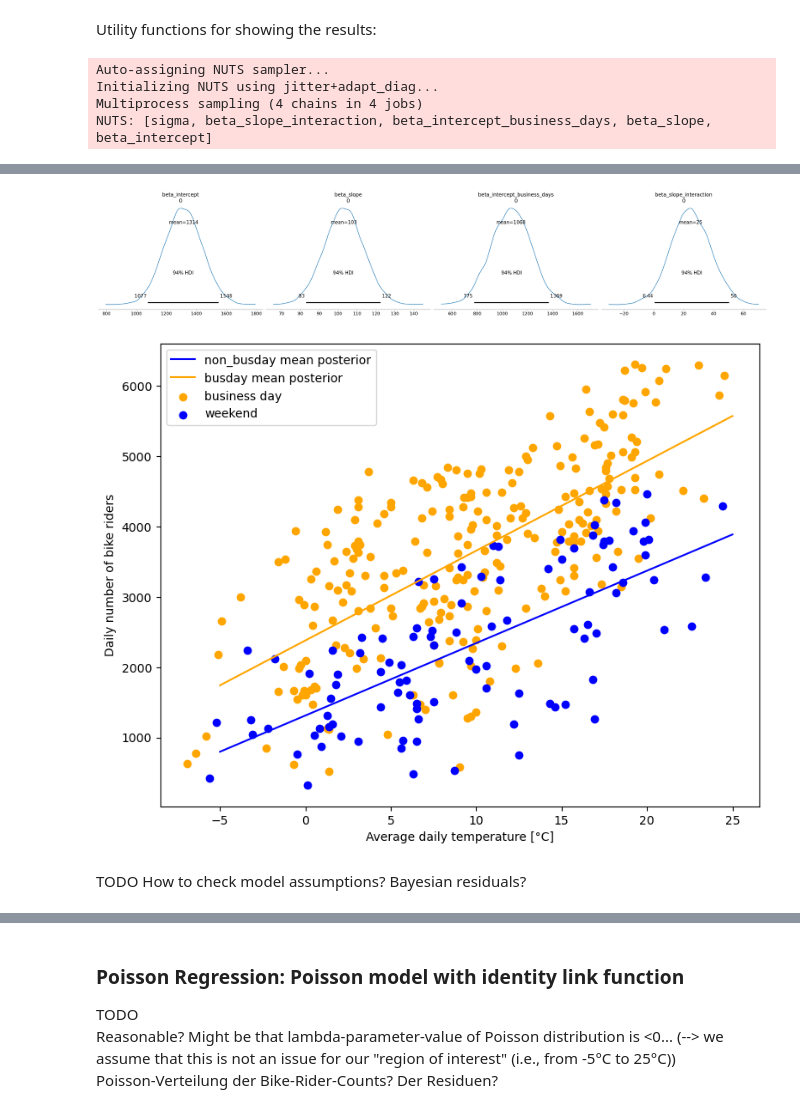
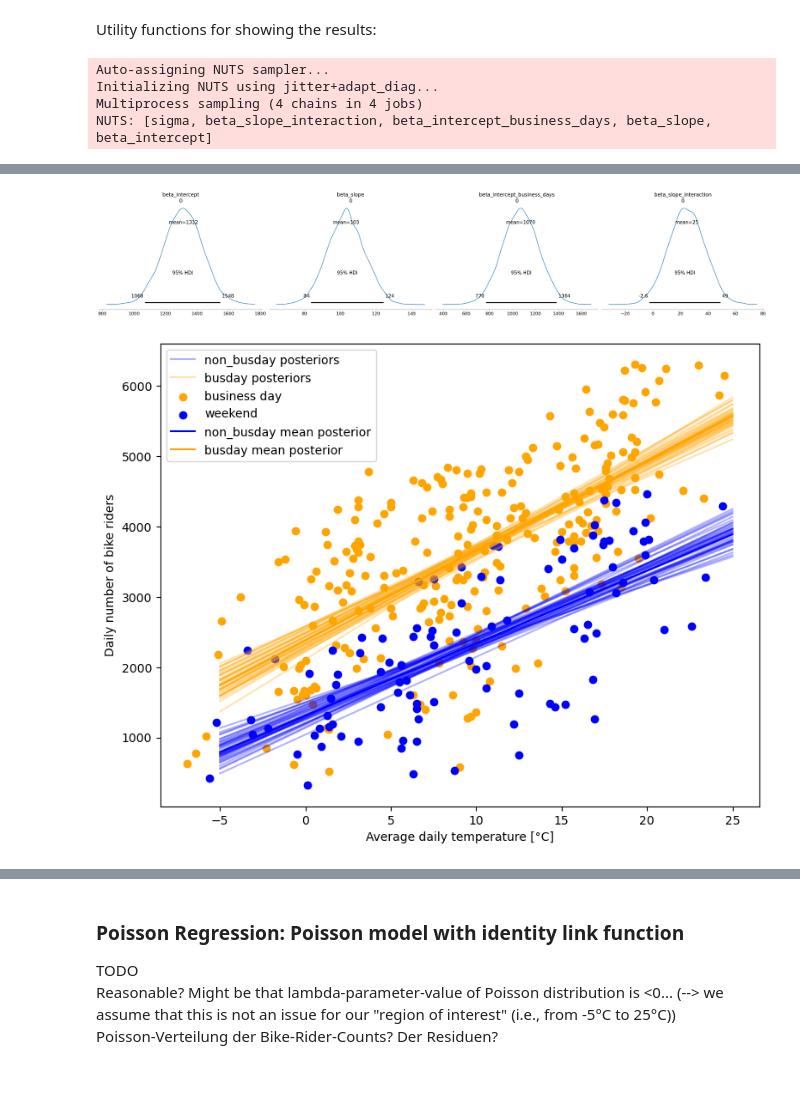
Before and after one commit to rfechner/DataLiteracy2022, a Jupyter notebook: project/data_processing/04_analysis.ipynb, the cells around one changed output, grey strips where cells are left out. Cells and saved outputs as stored; diff of their text form; code cells hidden in the pictures; blank space fills up the shorter version.

Commit message:
check model assumptions

```diff
--- a/project/data_processing/04_analysis.ipynb
+++ b/project/data_processing/04_analysis.ipynb
@@ -234,39 +321,24 @@ Utility functions for showing the results:
 # %%
-def show_results(model, plot_fun):
+def show_results(model, plot_fun_fit):
     '''
     Print and plot fit results.
     '''
     # show results
     with model:
         pm.plot_trace(trace)
-        display(pm.summary(trace))
-
-    # extract betas
-    with model:
-        postbetas_intercept = trace["beta_intercept"]
-        postbetas_slope = trace["beta_slope"]
-        postbetas_intercept_business_days = trace["beta_intercept_business_days"]
-        postbetas_slope_interaction = trace["beta_slope_interaction"]
+        display(az.summary(trace, hdi_prob=0.95))
 
     with model:
-        ax = az.plot_posterior(trace, var_names=['beta_intercept', 'beta_slope', 'beta_intercept_business_days', 'beta_slope_interaction'])
+        ax = az.plot_posterior(trace, var_names=['beta_intercept', 'beta_slope', 'beta_intercept_business_days', 'beta_slope_interaction'], hdi_prob=0.95)
 
-
-    # plot data and fit
-    plt.figure(figsize=(9,7))
-
-    # plot data and fit
-    plot_fun(postbetas_intercept.mean(),
-             postbetas_slope.mean(),
-             postbetas_intercept_business_days.mean(),
-             postbetas_slope_interaction.mean(),
-             True)
+    # plot data, MAP and example posteriors
+    show_data_MAP_and_posts(model, plot_fun_fit)
 # %%
 def show_results_linear_fit(model):
     '''
     Print and plot fit results for linear fit.
     '''
-    show_results(model, plot_data_and_linear_fit)
+    show_results(model, plot_linear_fit)
 # %%
 def show_results_exponential_fit(model):
     '''
@@ -276,7 +348,10 @@ def show_results_exponential_fit(model):
 # %%
 # build linear model with categories "business-day vs no-business-day"
+with pm.Model() as linearCategoricalModel:
 
-with pm.Model() as linearCategoricalModel:
+    dat_temps = dat = pm.Data('dat_temps', combined_daily_dat[['temperature']])
+    dat_busday = dat = pm.Data('dat_busday', combined_daily_dat[['is_busday']])
+    dat_rider_counts = dat = pm.Data('dat_rider_counts', combined_daily_dat[['rider_count']])
 
     # TODO prior anpassen
     # prior for parameters beta
@@ -291,19 +366,23 @@ with pm.Model() as linearCategoricalModel:
     sigma = pm.Exponential("sigma", lam=.01, shape=2)
 
     # the linear model function
-    expected = beta_intercept + beta_slope * combined_daily_dat['temperature'] + beta_intercept_business_days * combined_daily_dat['is_busday'] + beta_slope_interaction * combined_daily_dat['temperature'] * combined_daily_dat['is_busday']
+    expected = beta_intercept + beta_slope * dat_temps + beta_intercept_business_days * dat_busday + beta_slope_interaction * dat_temps * dat_busday
 
     # Data and Likelihood: Gaussian noise
-    noise = sigma[0] * (1 - combined_daily_dat['is_busday']) + sigma[1] * combined_daily_dat['is_busday']
+    noise = sigma[0] * (1 - dat_busday) + sigma[1] * dat_busday
     obs = pm.Normal("observed",
                     mu=expected,
                     sigma=noise,
-                    observed=combined_daily_dat['rider_count'])
+                    observed=dat_rider_counts)
 
 # sample
 with linearCategoricalModel:
     trace = pm.sample(2000, chains=4, tune=3000, target_accept=0.9, return_inferencedata=False)
 
+# TODO check autocorrelation
+#with linearCategoricalModel:
+#    az.plot_autocorr(trace, var_names=["beta_intercept", "beta_slope", "beta_intercept_business_days", "beta_slope_interaction"])
+
 # print / plot the fit results
 show_results_linear_fit(linearCategoricalModel)
 # %% [output]
@@ -324,4 +403,2 @@ Sampling 4 chains for 3_000 tune and 2_000 draw iterations (12_000 + 8_000 draws
-[figure, old version]
+[figure, new version]
-[figure, old version]
+[figure, new version]
-# %% [markdown]
-TODO How to check model assumptions? Bayesian residuals?
```
Also changed, not shown: parts of 47 cells of this notebook.
